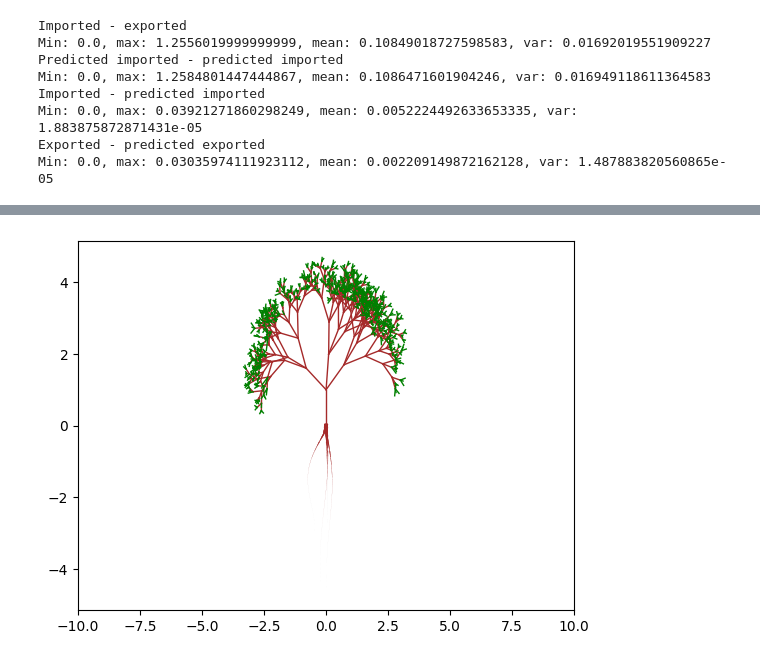
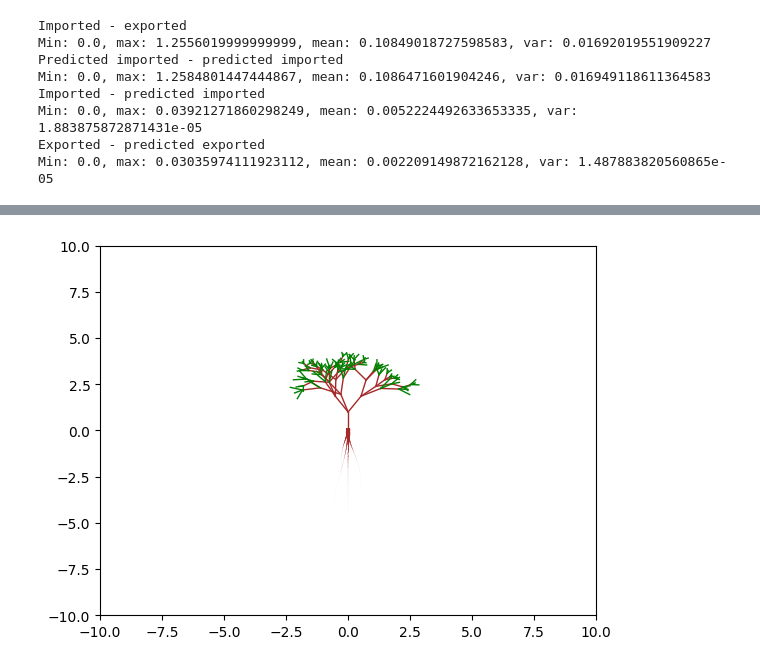
Before and after one commit to KajetanPoliak/greenhack2024, a Jupyter notebook: Pepa_ntb.ipynb, the cells around one changed output, grey strips where cells are left out. Drawn from its saved outputs; the diff is of its cells as text; code cells hidden in the pictures.

```diff
--- a/Pepa_ntb.ipynb
+++ b/Pepa_ntb.ipynb
@@ -269,15 +277,17 @@ class TreeUpdater:
         self.pertub_fn = pertub_fn
 # %%
 class TreeAnimation:
-    def __init__(self, tree, updater):
+    def __init__(self, tree, updater, scores):
         self.fig, self.ax = plt.subplots()
         self.tree = tree
         self.updater = updater
+        self.scores = scores
+        self.current_score = 0
 
     def clear_plot(self):
         self.ax.cla()
         self.ax.set_xlim(-10, 10)  # Set the x-axis span from 0 to 6
-        ax.set_ylim(-10, 10)  # Set the y-axis span from 0 to 30
+        self.ax.set_ylim(-10, 10)  # Set the y-axis span from 0 to 30
 
     def init_animation(self):
         self.clear_plot()
@@ -289,10 +299,10 @@ class TreeAnimation:
         remainder = frame % self.updater.frames_per_update
         result = []
         if (remainder == 0):
-            self.tree.next(self.updater.branch_ratio, self.updater.branch_angle, self.updater.pertub_fn, 0.8)
-            result = self.tree.get_closed_lines(self.ax)
-        else:
-            result = self.tree.get_closed_lines(self.ax) + self.tree.get_open_lines(self.ax, remainder / self.updater.frames_per_update)
+            self.tree.next(self.updater.branch_ratio, self.updater.branch_angle, self.updater.pertub_fn, self.scores[self.current_score])
+            self.current_score = self.current_score + 1
+        result = self.tree.get_closed_lines(self.ax) + self.tree.get_open_lines(self.ax, remainder / self.updater.frames_per_update)
+        result = result + self.tree.get_open_but_grown_lines(self.ax)
         return result
 
     def animate(self):
@@ -337,0 +339,22 @@ shape: (5, 5)
+# %%
+def get_widths(col):
+    result = []
+    for id, vals in enumerate(df_data.filter(pl.col('DeviceID') == 'OM1').drop(['DeviceID']).limit(175).iter_rows()):
+        result.append(vals[col])
+    return result
+
+def get_scores():
+    result = []
+    a_items = get_widths(0)
+    b_items = get_widths(1)
+    c_items = get_widths(2)
+    d_items = get_widths(3)
+    for a, b, c, d in zip(a_items, b_items, c_items, d_items):
+        result.append((a + b + c + d) / 4)
+    return result
+# %%
+tree = Tree(np.pi / 2)
+updater = TreeUpdater(7, 25, 0.9, np.pi / 6, lambda x: pertubation(x, depth))
+anim_tree = TreeAnimation(tree, updater, get_scores())
+ani = anim_tree.animate()
+HTML(ani.to_html5_video())
@@ -447,10 +467,10 @@ class RootAndTreeAnimation:
 # %%
 tree = Tree(np.pi / 2)
 updater = TreeUpdater(7, 25, 0.9, np.pi / 6, lambda x: pertubation(x, depth))
-anim_tree = TreeAnimation(tree, updater)
+anim_tree = TreeAnimation(tree, updater, get_scores())
 root_and_tree = RootAndTreeAnimation(anim_tree, gen_roots(4))
 ani = root_and_tree.animate()
 HTML(ani.to_html5_video())
 # %% [output]
 [interactive output not drawn]
-[figure, old version]
+[figure, new version]
```
Also changed, not shown: parts of 8 cells of this notebook.
